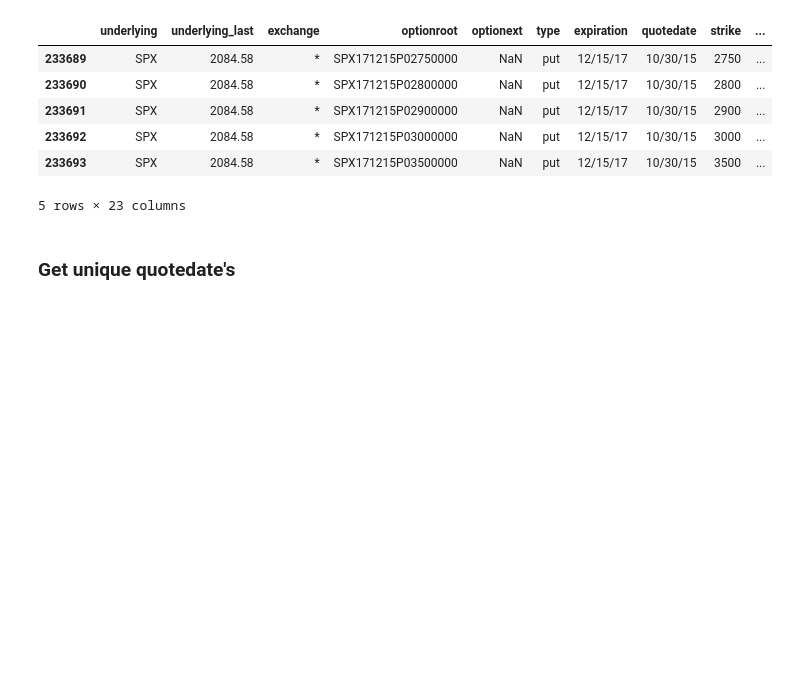
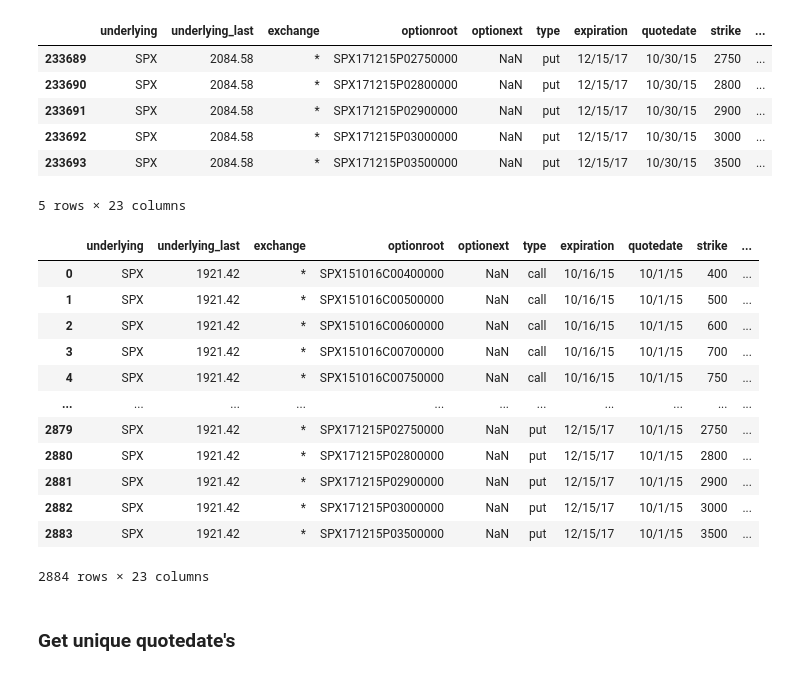
Before and after one commit to bgithub1/volgrid, a Jupyter notebook: volgrid/cboe_skew_analysis.ipynb, the cells around one changed output. Cells and saved outputs as stored; diff of their text form; code cells hidden in the pictures; blank space fills up the shorter version.

```diff
--- a/volgrid/cboe_skew_analysis.ipynb
+++ b/volgrid/cboe_skew_analysis.ipynb
@@ -349,6 +349,22 @@ df_spx_oct_2015.tail()
 | 233692 | SPX | 2084.58 | * | SPX171215P03000000 | NaN | put | 12/15/17 | 10/30/15 | 3000 | ... |
 | 233693 | SPX | 2084.58 | * | SPX171215P03500000 | NaN | put | 12/15/17 | 10/30/15 | 3500 | ... |
 5 rows × 23 columns
+# %%
+df_spx_oct_2015[df_spx_oct_2015.trade_date_yyyymmdd==20151001]
+# %% [output]
+|  | underlying | underlying_last | exchange | optionroot | optionext | type | expiration | quotedate | strike | ... |
+| 0 | SPX | 1921.42 | * | SPX151016C00400000 | NaN | call | 10/16/15 | 10/1/15 | 400 | ... |
+| 1 | SPX | 1921.42 | * | SPX151016C00500000 | NaN | call | 10/16/15 | 10/1/15 | 500 | ... |
+| 2 | SPX | 1921.42 | * | SPX151016C00600000 | NaN | call | 10/16/15 | 10/1/15 | 600 | ... |
+| 3 | SPX | 1921.42 | * | SPX151016C00700000 | NaN | call | 10/16/15 | 10/1/15 | 700 | ... |
+| 4 | SPX | 1921.42 | * | SPX151016C00750000 | NaN | call | 10/16/15 | 10/1/15 | 750 | ... |
+| ... | ... | ... | ... | ... | ... | ... | ... | ... | ... | ... |
+| 2879 | SPX | 1921.42 | * | SPX171215P02750000 | NaN | put | 12/15/17 | 10/1/15 | 2750 | ... |
+| 2880 | SPX | 1921.42 | * | SPX171215P02800000 | NaN | put | 12/15/17 | 10/1/15 | 2800 | ... |
+| 2881 | SPX | 1921.42 | * | SPX171215P02900000 | NaN | put | 12/15/17 | 10/1/15 | 2900 | ... |
+| 2882 | SPX | 1921.42 | * | SPX171215P03000000 | NaN | put | 12/15/17 | 10/1/15 | 3000 | ... |
+| 2883 | SPX | 1921.42 | * | SPX171215P03500000 | NaN | put | 12/15/17 | 10/1/15 | 3500 | ... |
+2884 rows × 23 columns
 # %% [markdown]
 ### Get unique quotedate's
 # %%
```
Also changed, not shown: parts of 16 cells of this notebook.
